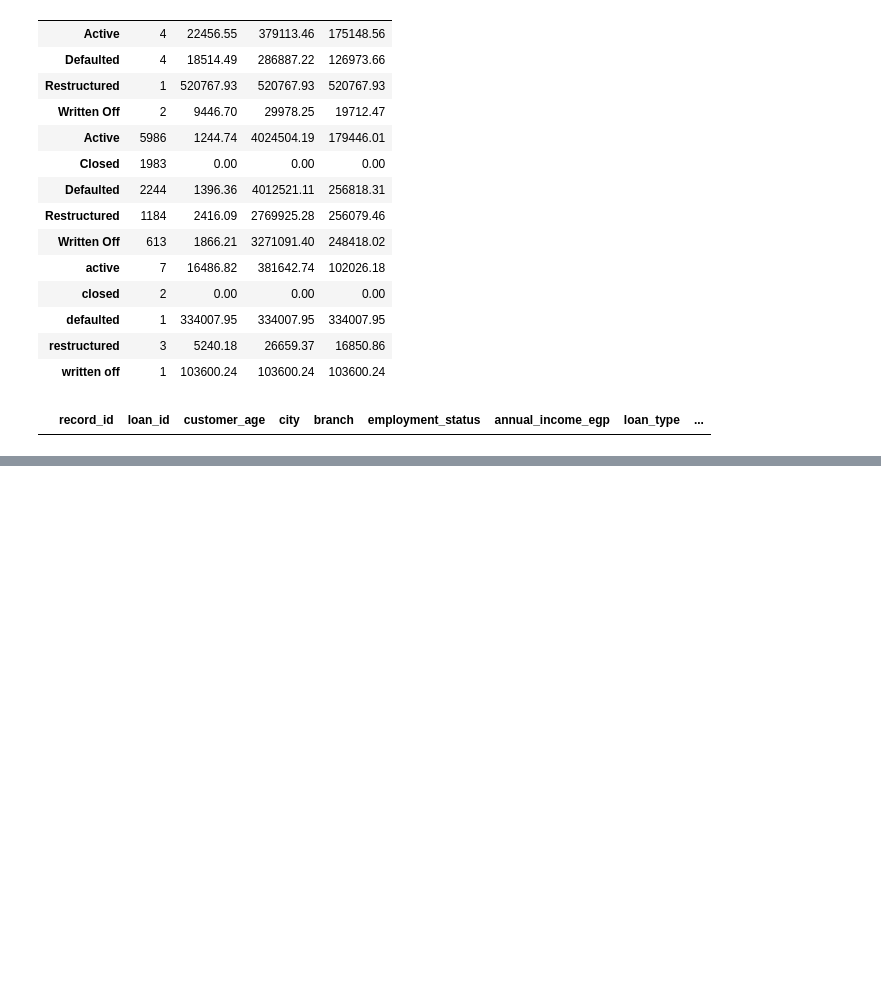
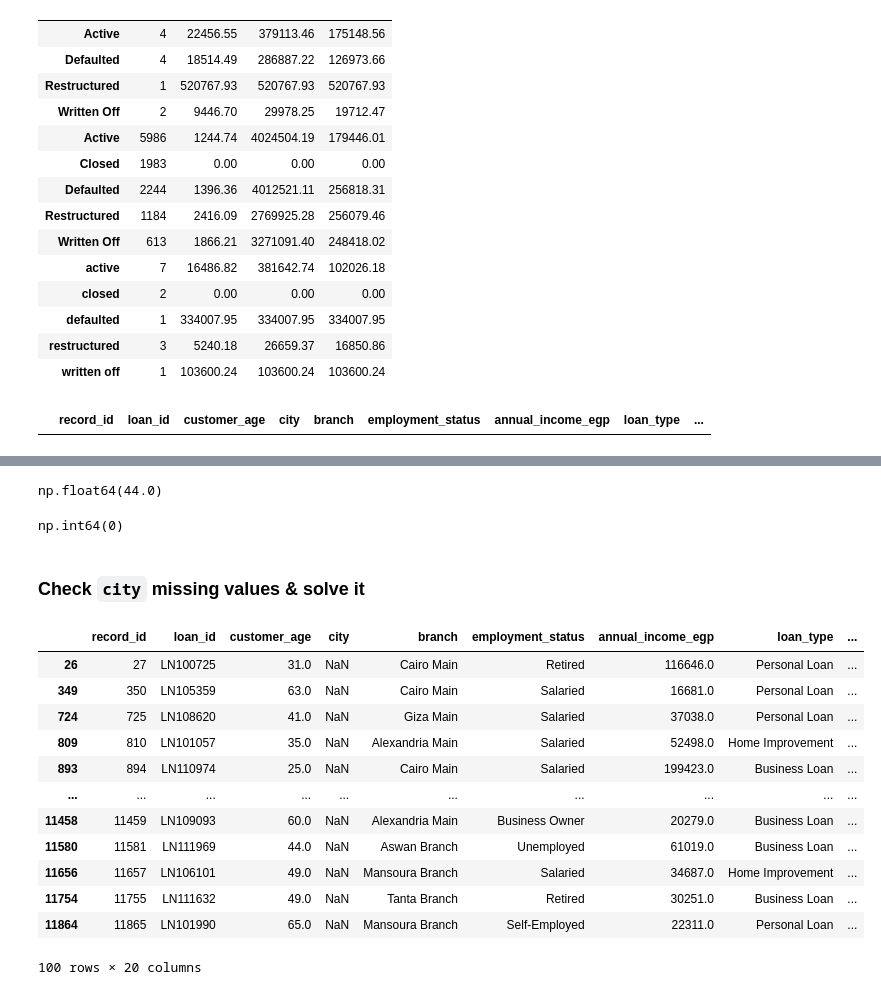
Before and after one commit to ATRA559/Banking-Loans-Data-Analysis, a Jupyter notebook: Banking_Loans_Project.ipynb, the cells around one changed output, grey strips where cells are left out. Cells and saved outputs as stored; diff of their text form; code cells hidden in the pictures; blank space fills up the shorter version.

```diff
--- a/Banking_Loans_Project.ipynb
+++ b/Banking_Loans_Project.ipynb
@@ -412,0 +557,4 @@ The identified issues will be addressed during the data cleaning stage.
+# %%
+df["customer_age"].median()
+# %% [output]
+np.float64(44.0)
@@ -412,0 +563,22 @@ The identified issues will be addressed during the data cleaning stage.
+# %%
+df["customer_age"].isnull().sum()
+# %% [output]
+np.int64(0)
+# %% [markdown]
+### Check `city` missing values & solve it
+# %%
+df[df["city"].isna()]
+# %% [output]
+|  | record_id | loan_id | customer_age | city | branch | employment_status | annual_income_egp | loan_type | ... |
+| 26 | 27 | LN100725 | 31.0 | NaN | Cairo Main | Retired | 116646.0 | Personal Loan | ... |
+| 349 | 350 | LN105359 | 63.0 | NaN | Cairo Main | Salaried | 16681.0 | Personal Loan | ... |
+| 724 | 725 | LN108620 | 41.0 | NaN | Giza Main | Salaried | 37038.0 | Personal Loan | ... |
+| 809 | 810 | LN101057 | 35.0 | NaN | Alexandria Main | Salaried | 52498.0 | Home Improvement | ... |
+| 893 | 894 | LN110974 | 25.0 | NaN | Cairo Main | Salaried | 199423.0 | Business Loan | ... |
+| ... | ... | ... | ... | ... | ... | ... | ... | ... | ... |
+| 11458 | 11459 | LN109093 | 60.0 | NaN | Alexandria Main | Business Owner | 20279.0 | Business Loan | ... |
+| 11580 | 11581 | LN111969 | 44.0 | NaN | Aswan Branch | Unemployed | 61019.0 | Business Loan | ... |
+| 11656 | 11657 | LN106101 | 49.0 | NaN | Mansoura Branch | Salaried | 34687.0 | Home Improvement | ... |
+| 11754 | 11755 | LN111632 | 49.0 | NaN | Tanta Branch | Retired | 30251.0 | Business Loan | ... |
+| 11864 | 11865 | LN101990 | 65.0 | NaN | Mansoura Branch | Self-Employed | 22311.0 | Personal Loan | ... |
+100 rows × 20 columns
```
Also changed, not shown: parts of 77 cells of this notebook.
